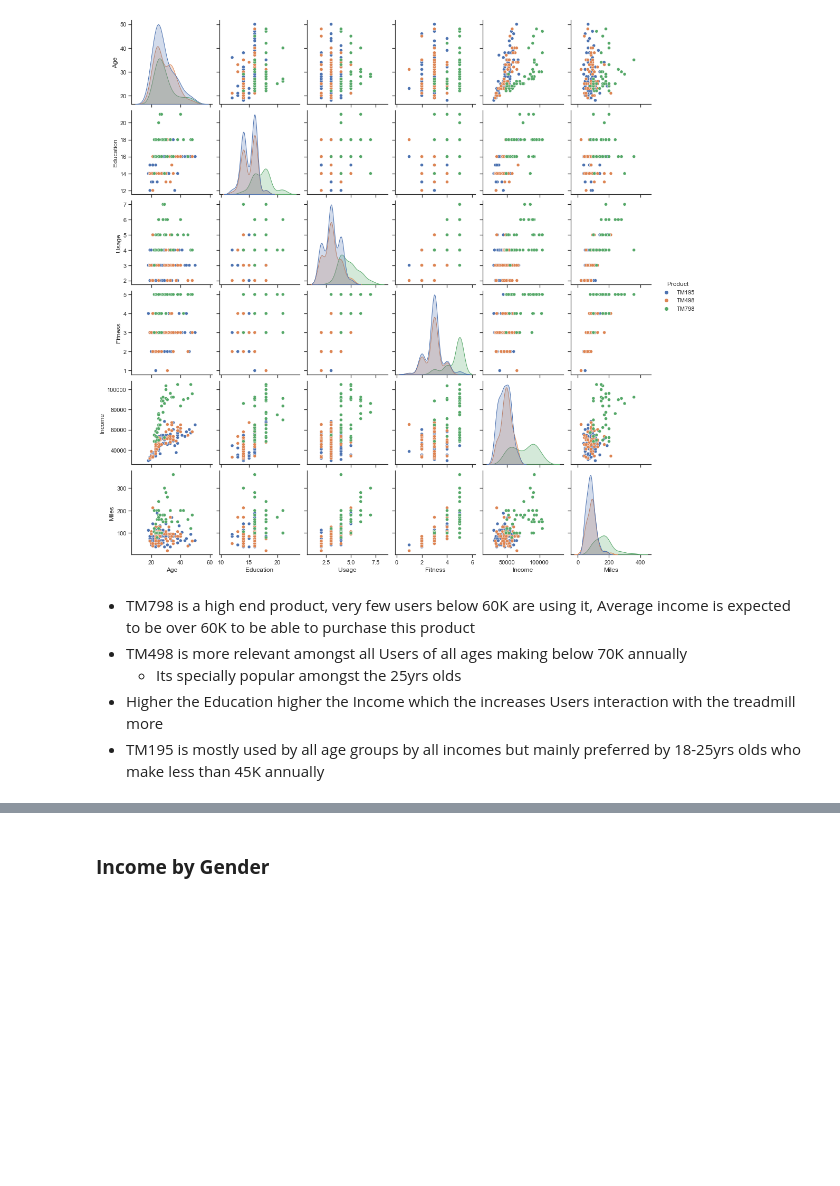
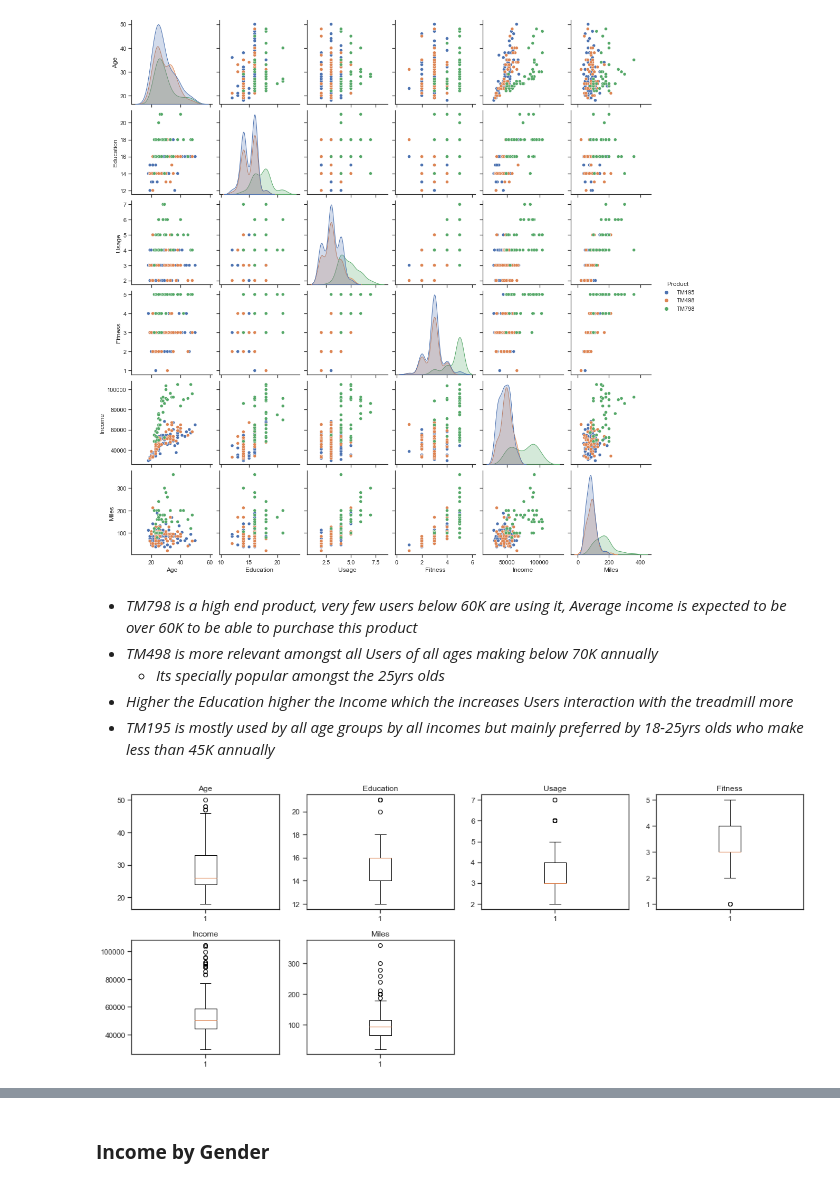
Before and after one commit to miricoder/projects, a Jupyter notebook: FAIML/Cardio_Good_Fitness_Project.ipynb, the cells around one changed output, grey strips where cells are left out. Saved outputs shown, nothing was run; the diff lists cells and outputs as text; code cells hidden in the pictures; blank space fills up the shorter version.

Commit message:
Now just need to closinginsight remarks and add an image if possible

```diff
--- a/FAIML/Cardio_Good_Fitness_Project.ipynb
+++ b/FAIML/Cardio_Good_Fitness_Project.ipynb
@@ -678,9 +678,24 @@ plt.show()
 # %% [output]
 [figure]
 # %% [markdown]
-* TM798 is a high end product, very few users below 60K are using it, Average income is expected to be over 60K to be able to purchase this product
-* TM498 is more relevant amongst all Users of all ages making below 70K annually
-   - Its specially popular amongst the 25yrs olds
-* Higher the Education higher the Income which the increases Users interaction with the treadmill more
-* TM195 is mostly used by all age groups by all incomes but mainly preferred by 18-25yrs olds who make less than 45K annually
+- *TM798 is a high end product, very few users below 60K are using it, Average income is expected to be over 60K to be able to purchase this product*
+- *TM498 is more relevant amongst all Users of all ages making below 70K annually*
+   - *Its specially popular amongst the 25yrs olds*
+- *Higher the Education higher the Income which the increases Users interaction with the treadmill more*
+- *TM195 is mostly used by all age groups by all incomes but mainly preferred by 18-25yrs olds who make less than 45K annually*
+# %%
+# outlier detection using boxplot
+# selecting the numerical columns of data and adding their names in a list
+numeric_columns = ['Age','Education', 'Usage','Fitness', 'Income', 'Miles']
+plt.figure(figsize=(15, 12))
+
+for i, variable in enumerate(numeric_columns):
+    plt.subplot(4, 4, i + 1)
+    plt.boxplot(data[variable], whis=1.5)
+    plt.tight_layout()
+    plt.title(variable)
+
+plt.show()
+# %% [output]
+[figure, added]
 # %% [markdown]
```
Also changed, not shown: parts of 42 cells of this notebook.
